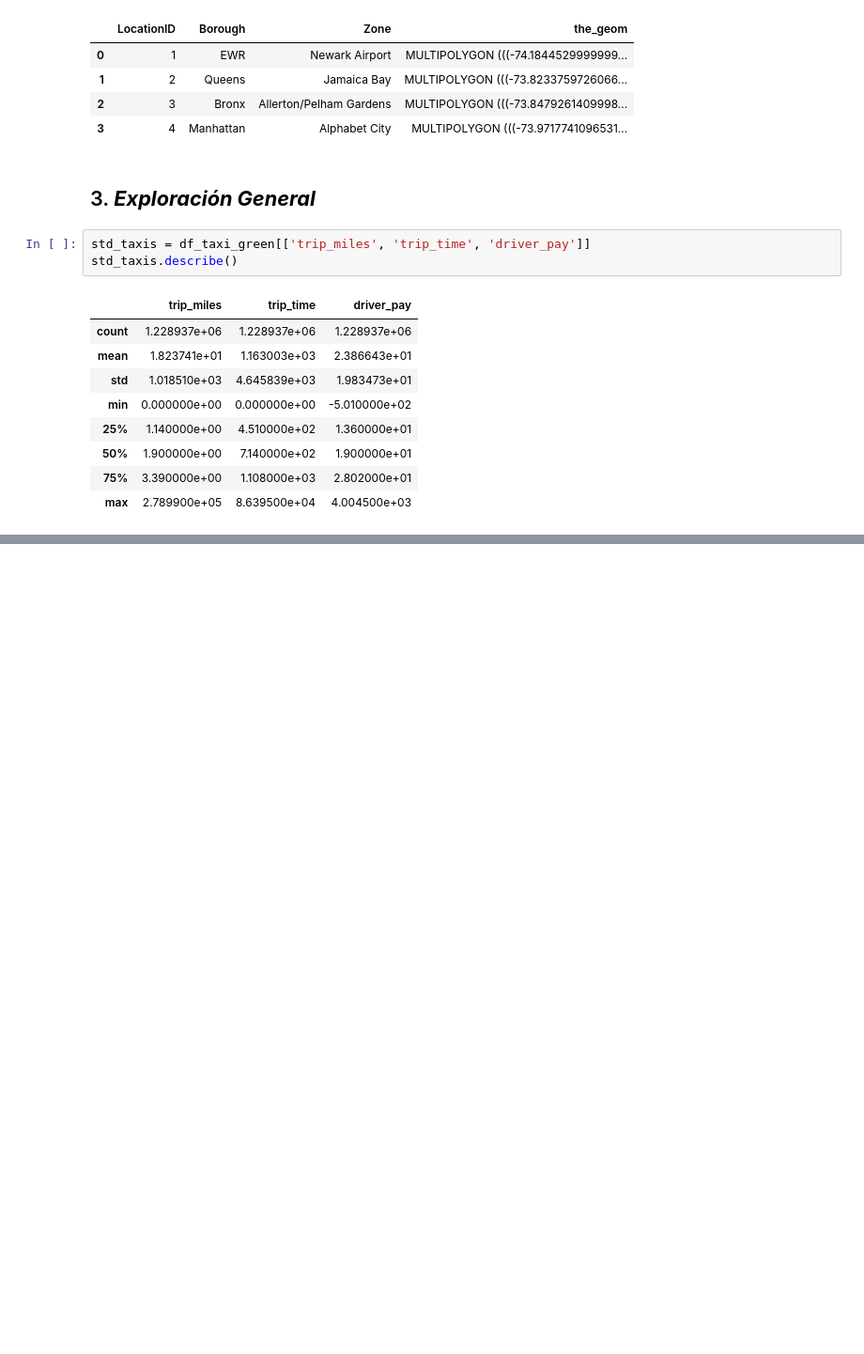
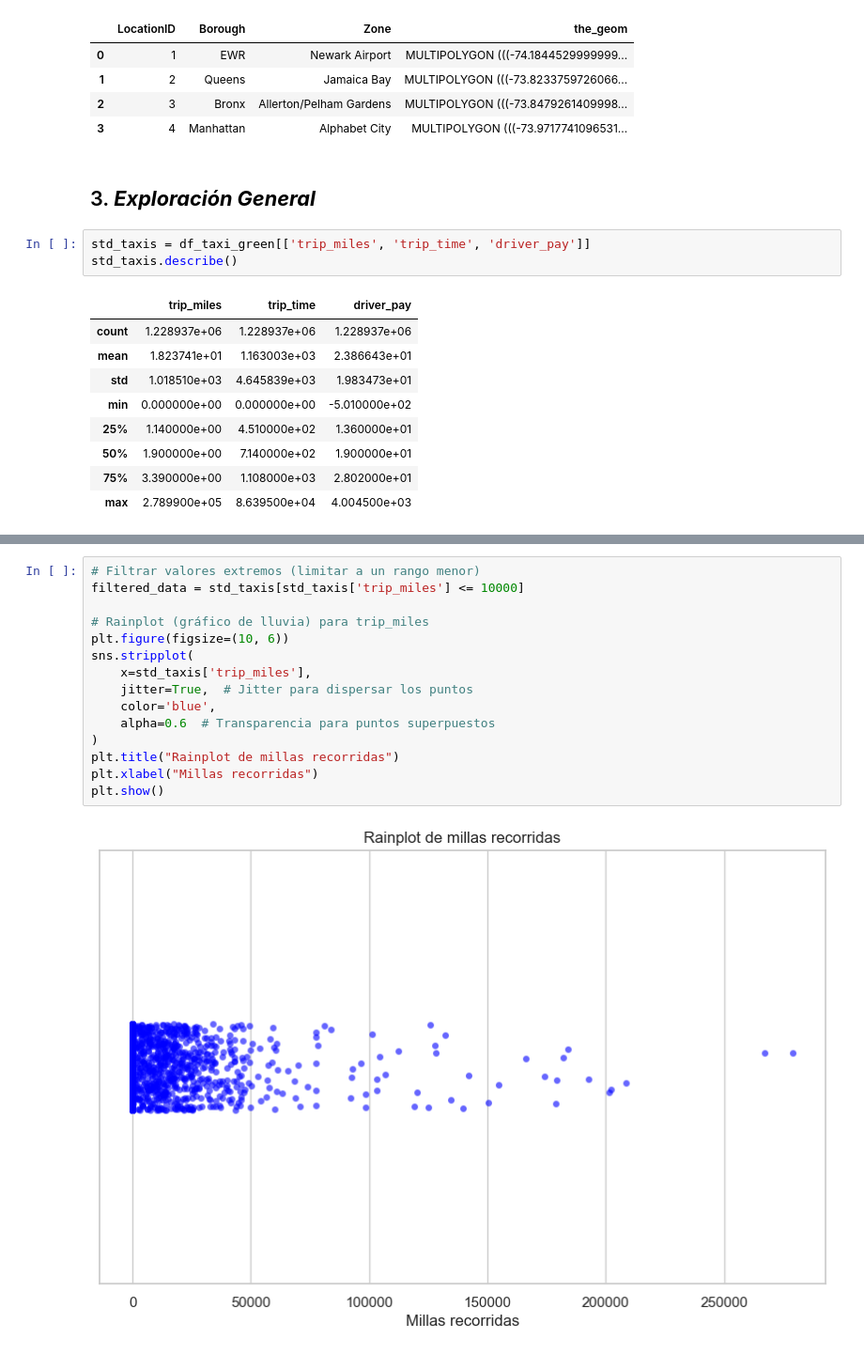
Before and after one commit to Ccasilimas/New_York_Taxis_IA, a Jupyter notebook: Machine_Learning/EDA_ML.ipynb, the cells around one changed output, grey strips where cells are left out. Shown: that part at 94% size. Saved outputs shown, nothing was run; the diff lists cells and outputs as text; blank space fills up the shorter version.

Commit message:
Primeros gráficos

```diff
--- a/Machine_Learning/EDA_ML.ipynb
+++ b/Machine_Learning/EDA_ML.ipynb
@@ -340,0 +424,17 @@ std_taxis.describe()
+# %%
+# Filtrar valores extremos (limitar a un rango menor)
+filtered_data = std_taxis[std_taxis['trip_miles'] <= 10000]
+
+# Rainplot (gráfico de lluvia) para trip_miles
+plt.figure(figsize=(10, 6))
+sns.stripplot(
+    x=std_taxis['trip_miles'],
+    jitter=True,  # Jitter para dispersar los puntos
+    color='blue',
+    alpha=0.6  # Transparencia para puntos superpuestos
+)
+plt.title("Rainplot de millas recorridas")
+plt.xlabel("Millas recorridas")
+plt.show()
+# %% [output]
+[figure, added]
```
Also changed, not shown: parts of 4 cells of this notebook.
